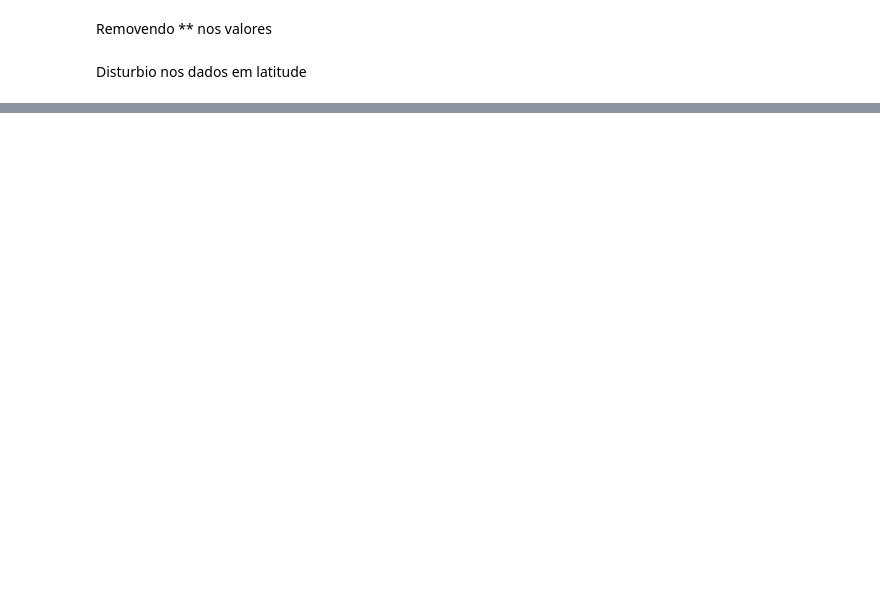
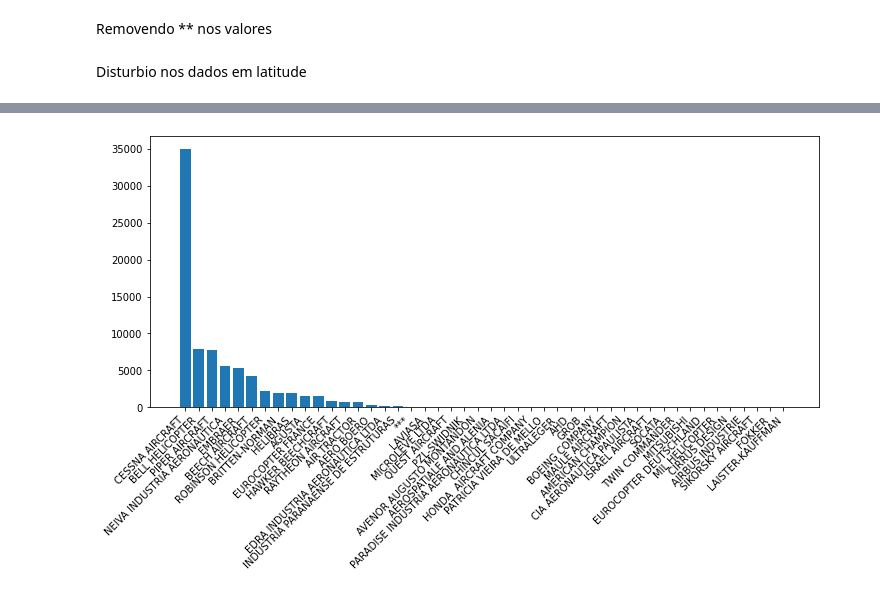
Before and after one commit to souza10v/Data-Science-Portfolio, a Jupyter notebook: Análise Exploratoria de Dados/Ocorrências Aviação/Ocorrencia Aviacao.ipynb, the cells around one changed output, grey strips where cells are left out. Saved outputs shown, nothing was run; the diff lists cells and outputs as text; code cells hidden in the pictures; blank space fills up the shorter version.

```diff
--- a/Análise Exploratoria de Dados/Ocorrências Aviação/Ocorrencia Aviacao.ipynb
+++ b/Análise Exploratoria de Dados/Ocorrências Aviação/Ocorrencia Aviacao.ipynb
@@ -293,0 +445,22 @@ df_merge.plot(kind="scatter", x='ocorrencia_longitude', y='ocorrencia_latitude',
+# %%
+list_aeronave_fabricante = df_merge['aeronave_fabricante'].unique()
+list_aeronave_modelo = df_merge['aeronave_modelo'].unique()
+
+aux3 = []
+aux4 = []
+
+for l in list_aeronave_fabricante:
+  aux3.append(df_merge.loc[(df_merge['aeronave_fabricante'] == l)].aeronave_fatalidades_total.sum())
+
+for i in list_aeronave_modelo:
+  aux4.append(df_merge.loc[(df_merge['aeronave_modelo'] == i)].aeronave_fatalidades_total.sum())
+# %%
+df_h3 = pd.DataFrame(list_aeronave_fabricante, columns = ['aeronave_fabricante'])
+df_h4 = pd.DataFrame(aux3, columns = ['mortes_fabricante'])
+df_mortes_fabricante = pd.concat([df_h3, df_h4], axis=1)
+
+df_h5 = pd.DataFrame (list_aeronave_modelo, columns = ['aeronave_modelo'])
+df_h6 = pd.DataFrame (aux4, columns = ['mortes_modelo'])
+df_mortes_modelo = pd.concat([df_h5, df_h6], axis=1)
+
+df_mortes_fabricante.sort_values(by='mortes_fabricante', ascending=False)
@@ -293,0 +501,6 @@ df_merge.plot(kind="scatter", x='ocorrencia_longitude', y='ocorrencia_latitude',
+# %%
+plt.figure(figsize = (12,5))
+plt.bar(df_mortes_fabricante.sort_values(by='mortes_fabricante', ascending=False).aeronave_fabricante, df_mortes_fabricante.sort_values(by='mortes_fabricante', ascending=False).mortes_fabricante)
+plt.xticks(rotation=45, ha='right');
+# %% [output]
+[figure, added]
```
Also changed, not shown: parts of 34 cells of this notebook.
